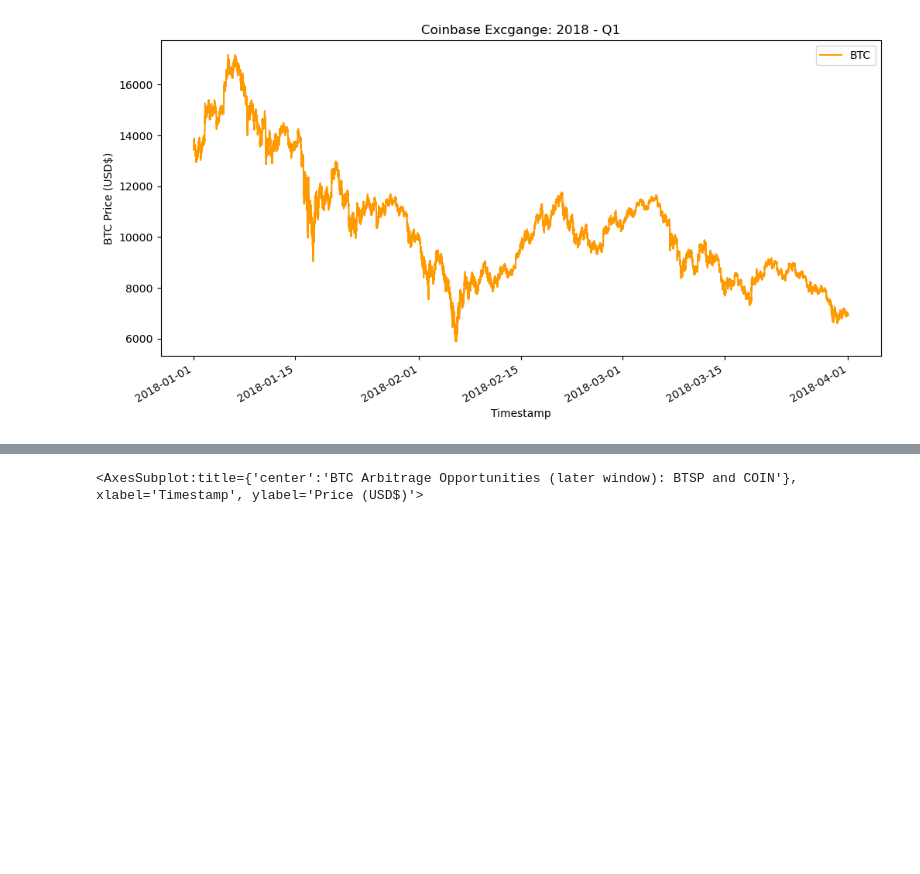
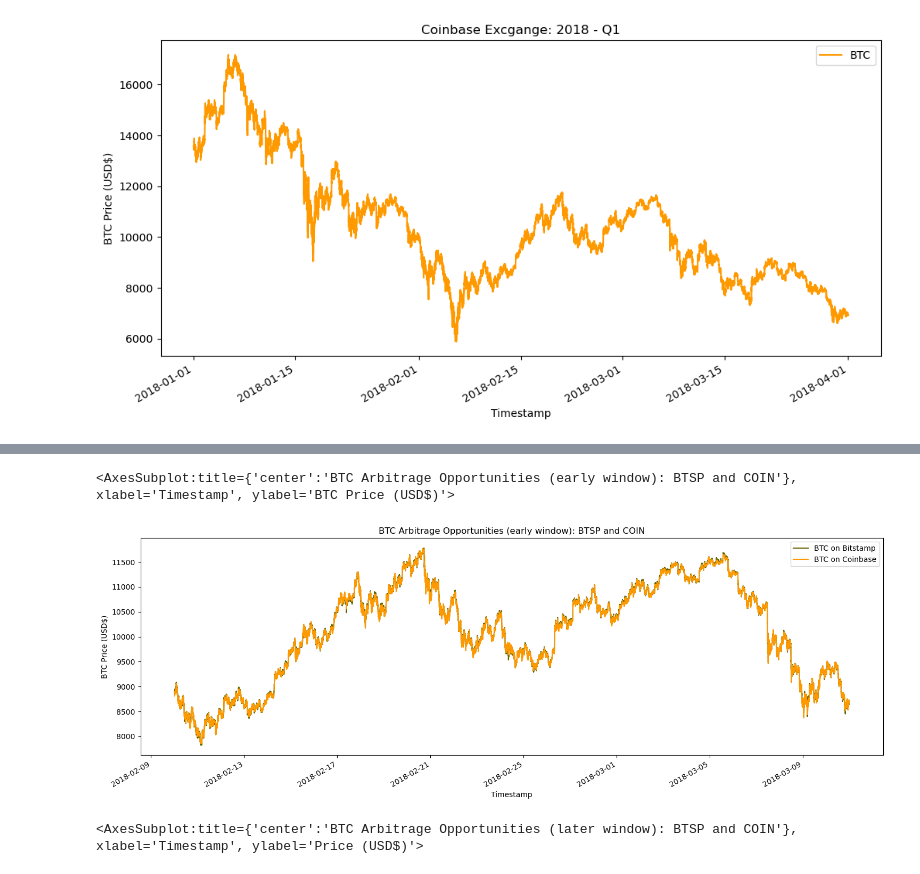
Before and after one commit to markwbeers/BTC_Visual_Arbitrage_Analyzer, a Jupyter notebook: crypto_arbitrage.ipynb, the cells around one changed output, grey strips where cells are left out. Cells and saved outputs as stored; diff of their text form; code cells hidden in the pictures; blank space fills up the shorter version.

```diff
--- a/crypto_arbitrage.ipynb
+++ b/crypto_arbitrage.ipynb
@@ -400,2 +405,24 @@ coinbase['Close'].loc['2018-01-20' : '2018-02-18'].plot(
 [figure]
+# %%
+### MIDDLE WINDOW ###
+# Using the loc and plot functions, create an overlay plot that visualizes
+# the price action of both DataFrames for a one month period early in the dataset
+# Be sure to include the parameters: legend, figure size, title, and color and label
+
+bitstamp['Close'].loc['2018-02-10' : '2018-03-10'].plot(
+    legend=True,
+    figsize=(18,6),
+    ylabel="BTC Price (USD$)",
+    title="BTC Arbitrage Opportunities (early window): BTSP and COIN",
+    color="#666600",
+    label="BTC on Bitstamp")
+
+coinbase['Close'].loc['2018-02-10' : '2018-03-10'].plot(
+    legend=True,
+    color="#ff9900",
+    label="BTC on Coinbase"
+)
+# %% [output]
+<AxesSubplot:title={'center':'BTC Arbitrage Opportunities (early window): BTSP and COIN'}, xlabel='Timestamp', ylabel='BTC Price (USD$)'>
+[figure, added]
 # %%
```
Also changed, not shown: parts of 35 cells of this notebook.
